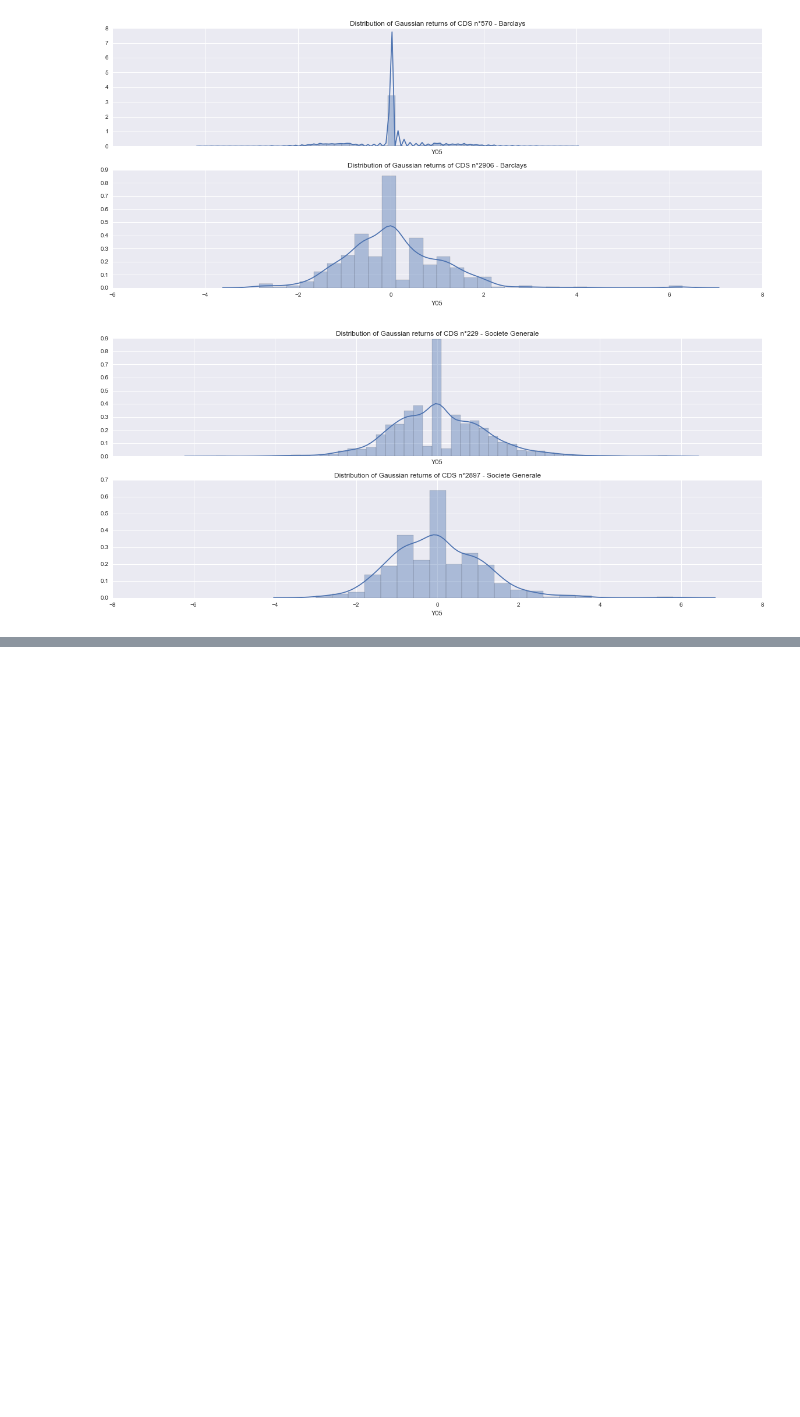
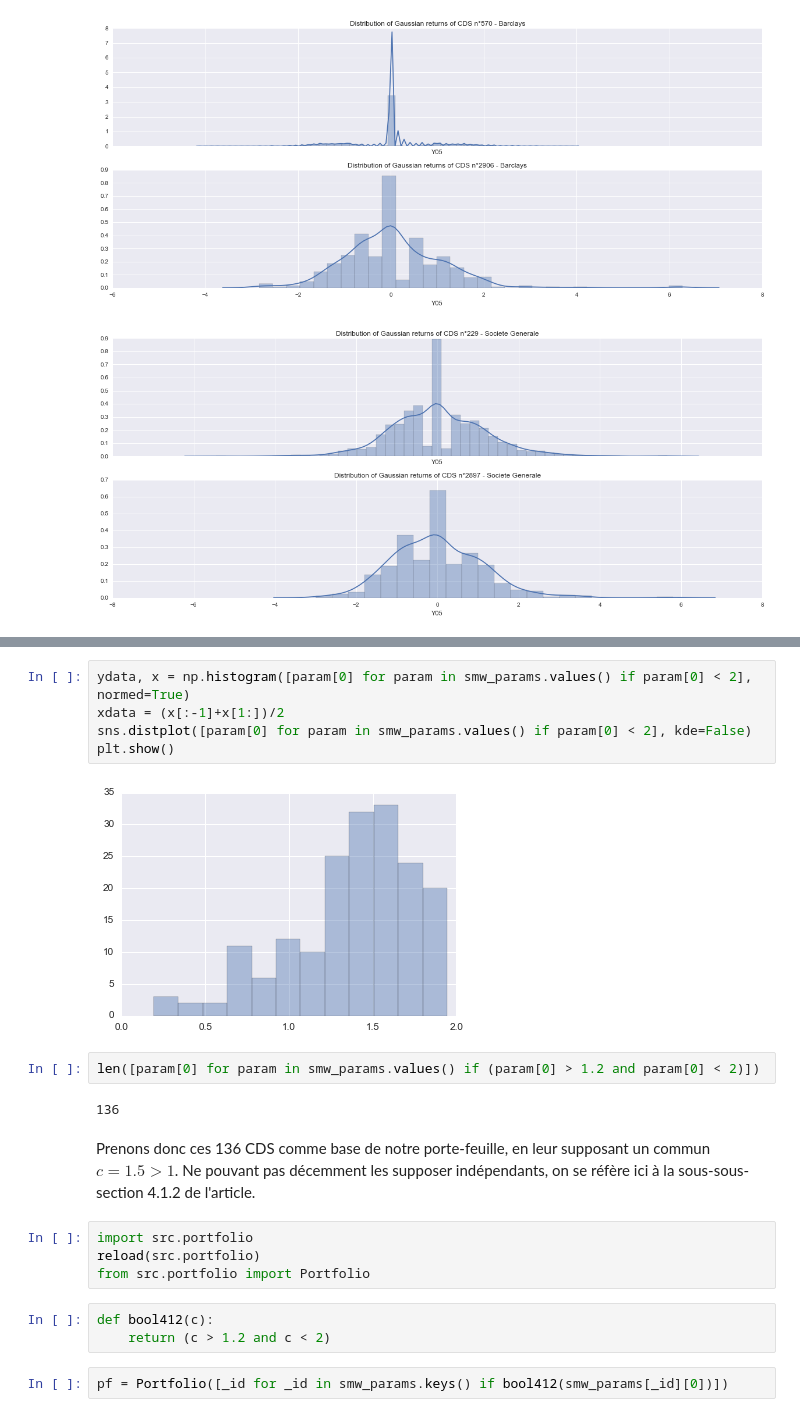
Before and after one commit to m-legrand/risque2016, a Jupyter notebook: code/main.ipynb, the cells around one changed output, grey strips where cells are left out. Drawn from its saved outputs; the diff is of its cells as text; blank space fills up the shorter version.

Commit message:
Portfolio management (init)

```diff
--- a/code/main.ipynb
+++ b/code/main.ipynb
@@ -279,0 +297,22 @@ Ici, les problèmes de continuité en $0$ posent un problème plus visible, mais
+# %%
+ydata, x = np.histogram([param[0] for param in smw_params.values() if param[0] < 2], normed=True)
+xdata = (x[:-1]+x[1:])/2
+sns.distplot([param[0] for param in smw_params.values() if param[0] < 2], kde=False)
+plt.show()
+# %% [output]
+[figure, added]
+# %%
+len([param[0] for param in smw_params.values() if (param[0] > 1.2 and param[0] < 2)])
+# %% [output]
+136
+# %% [markdown]
+Prenons donc ces 136 CDS comme base de notre porte-feuille, en leur supposant un commun $c=1.5>1$. Ne pouvant pas décemment les supposer indépendants, on se réfère ici à la sous-sous-section 4.1.2 de l'article.
+# %%
+import src.portfolio
+reload(src.portfolio)
+from src.portfolio import Portfolio
+# %%
+def bool412(c):
+    return (c > 1.2 and c < 2)
+# %%
+pf = Portfolio([_id for _id in smw_params.keys() if bool412(smw_params[_id][0])])
```
Also changed, not shown: parts of 9 cells of this notebook.
